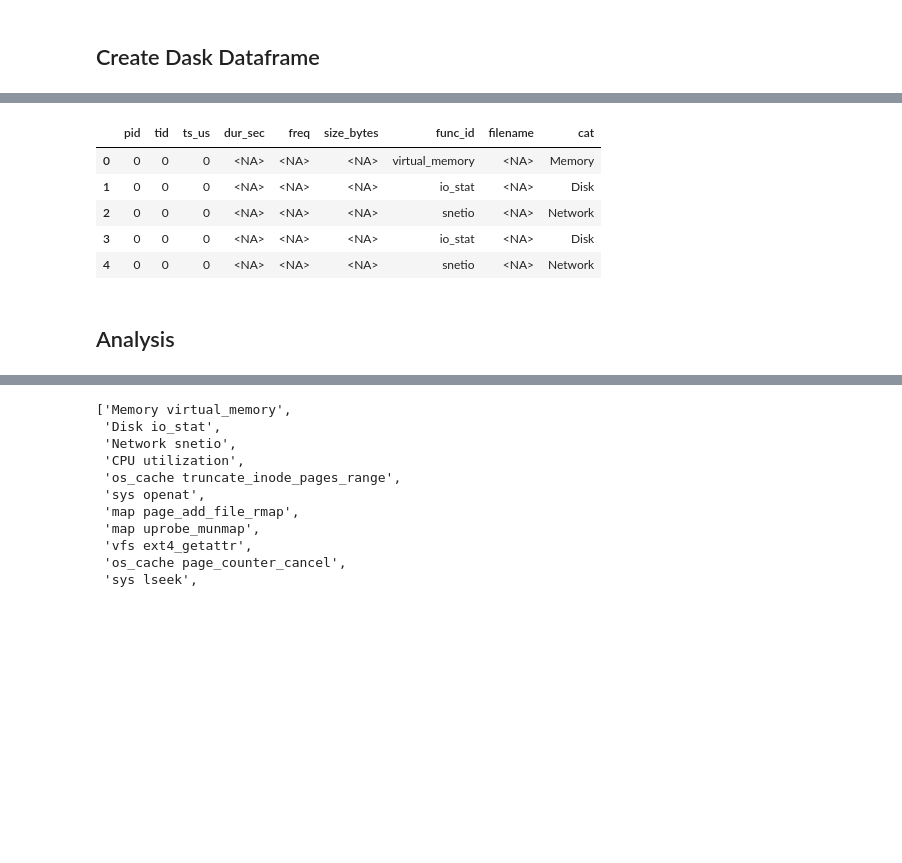
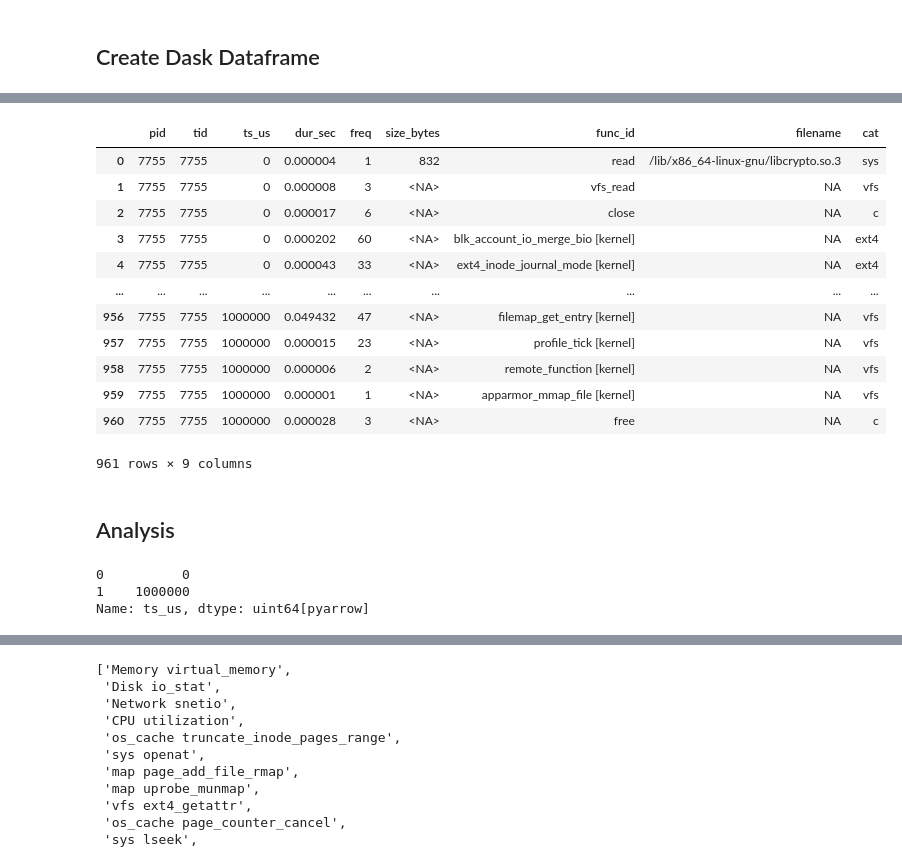
Before and after one commit to hariharan-devarajan/datacrumbs, a Jupyter notebook: analysis/analysis.ipynb, the cells around one changed output, grey strips where cells are left out. Cells and saved outputs as stored; diff of their text form; code cells hidden in the pictures; blank space fills up the shorter version.

```diff
--- a/analysis/analysis.ipynb
+++ b/analysis/analysis.ipynb
@@ -43,7 +43,7 @@ logging.info(f"Initialized Client with {workers} workers and link {client.dashbo
 ## Start Analysis
 # %%
 
-file=f"{app_root}/read_12_proc_unbuf.pfw.gz"
+file=f"{app_root}/tests/output/case-write-simple/profile.pfw.gz"
 file_pattern = glob(file)
 file_pattern
 # %% [output]
@@ -100,6 +100,7 @@ def load_profile(line):
             d["pid"] = val["pid"]
             d["tid"] = val["tid"]
             d["ts_us"] = int(val["ts"])
+            d["filename"] = "NA"
             if "args" in val:
                 if "time" in val["args"]:
                     d["dur_sec"] = float(val["args"]["time"])
@@ -107,7 +108,7 @@ def load_profile(line):
                     d["freq"] = val["args"]["freq"]
                 if "size_sum" in val["args"]:
                     d["size_bytes"] = val["args"]["size_sum"]
-                if "fname" in val["args"]:
+                if "fname" in val["args"] and val["args"]["fname"]:
                     d["filename"] = val["args"]["fname"]
             d["func_id"] = val["name"]
             d["cat"] = val["cat"]
@@ -165,13 +158,26 @@ events = pfw_bag.to_dataframe(meta=columns)
 events = events.repartition(npartitions=1).persist()
 _ = wait(events)
 # %%
-events.head()
+events.compute()
 # %% [output]
 |  | pid | tid | ts_us | dur_sec | freq | size_bytes | func_id | filename | cat |
-| 0 | 0 | 0 | 0 | <NA> | <NA> | <NA> | virtual_memory | <NA> | Memory |
-| 1 | 0 | 0 | 0 | <NA> | <NA> | <NA> | io_stat | <NA> | Disk |
-| 2 | 0 | 0 | 0 | <NA> | <NA> | <NA> | snetio | <NA> | Network |
-| 3 | 0 | 0 | 0 | <NA> | <NA> | <NA> | io_stat | <NA> | Disk |
-| 4 | 0 | 0 | 0 | <NA> | <NA> | <NA> | snetio | <NA> | Network |
+| 0 | 7755 | 7755 | 0 | 0.000004 | 1 | 832 | read | /lib/x86_64-linux-gnu/libcrypto.so.3 | sys |
+| 1 | 7755 | 7755 | 0 | 0.000008 | 3 | <NA> | vfs_read | NA | vfs |
+| 2 | 7755 | 7755 | 0 | 0.000017 | 6 | <NA> | close | NA | c |
+| 3 | 7755 | 7755 | 0 | 0.000202 | 60 | <NA> | blk_account_io_merge_bio [kernel] | NA | ext4 |
+| 4 | 7755 | 7755 | 0 | 0.000043 | 33 | <NA> | ext4_inode_journal_mode [kernel] | NA | ext4 |
+| ... | ... | ... | ... | ... | ... | ... | ... | ... | ... |
+| 956 | 7755 | 7755 | 1000000 | 0.049432 | 47 | <NA> | filemap_get_entry [kernel] | NA | vfs |
+| 957 | 7755 | 7755 | 1000000 | 0.000015 | 23 | <NA> | profile_tick [kernel] | NA | vfs |
+| 958 | 7755 | 7755 | 1000000 | 0.000006 | 2 | <NA> | remote_function [kernel] | NA | vfs |
+| 959 | 7755 | 7755 | 1000000 | 0.000001 | 1 | <NA> | apparmor_mmap_file [kernel] | NA | vfs |
+| 960 | 7755 | 7755 | 1000000 | 0.000028 | 3 | <NA> | free | NA | c |
+961 rows × 9 columns
 # %% [markdown]
 ## Analysis
+# %%
+events["ts_us"].unique().compute()
+# %% [output]
+0          0
+1    1000000
+Name: ts_us, dtype: uint64[pyarrow]
```
Also changed, not shown: parts of 6 cells of this notebook.
